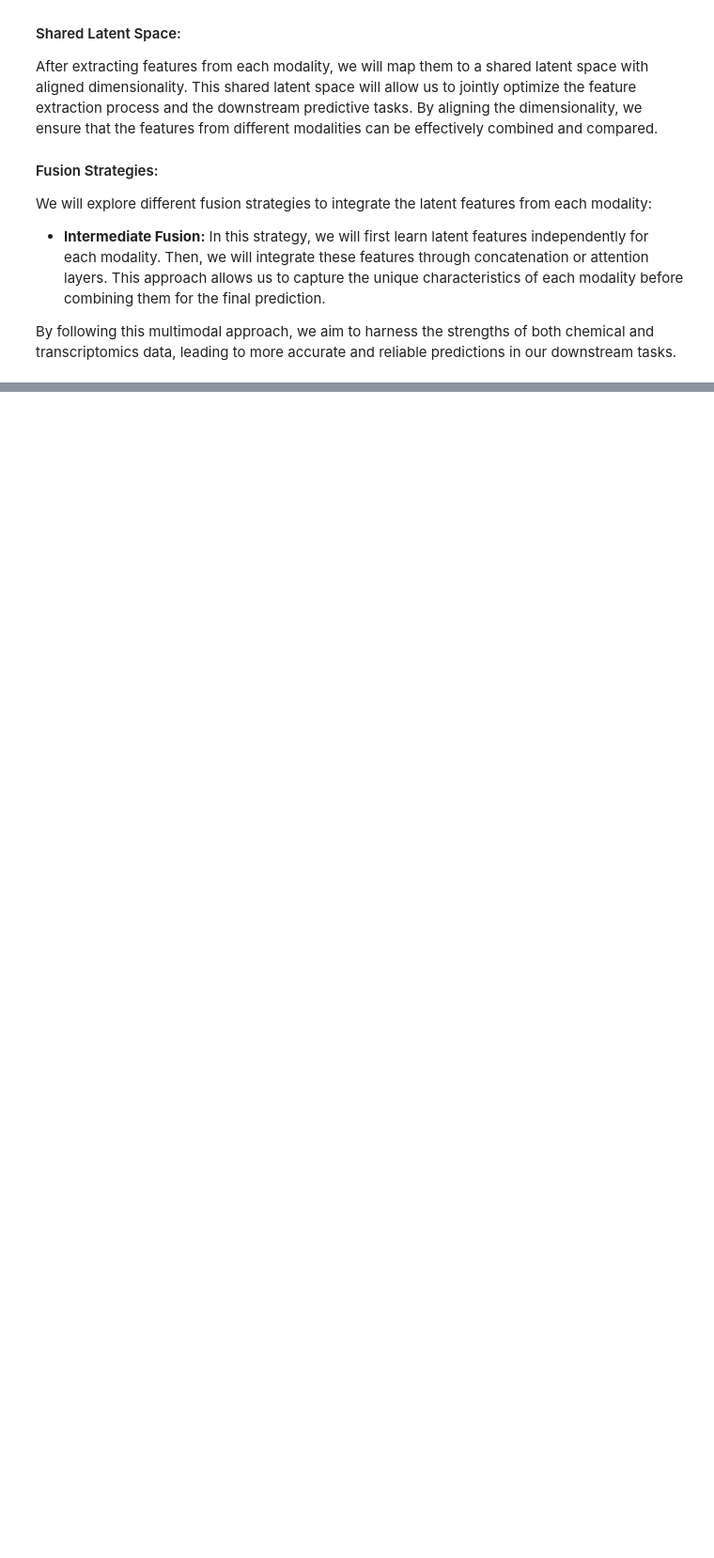
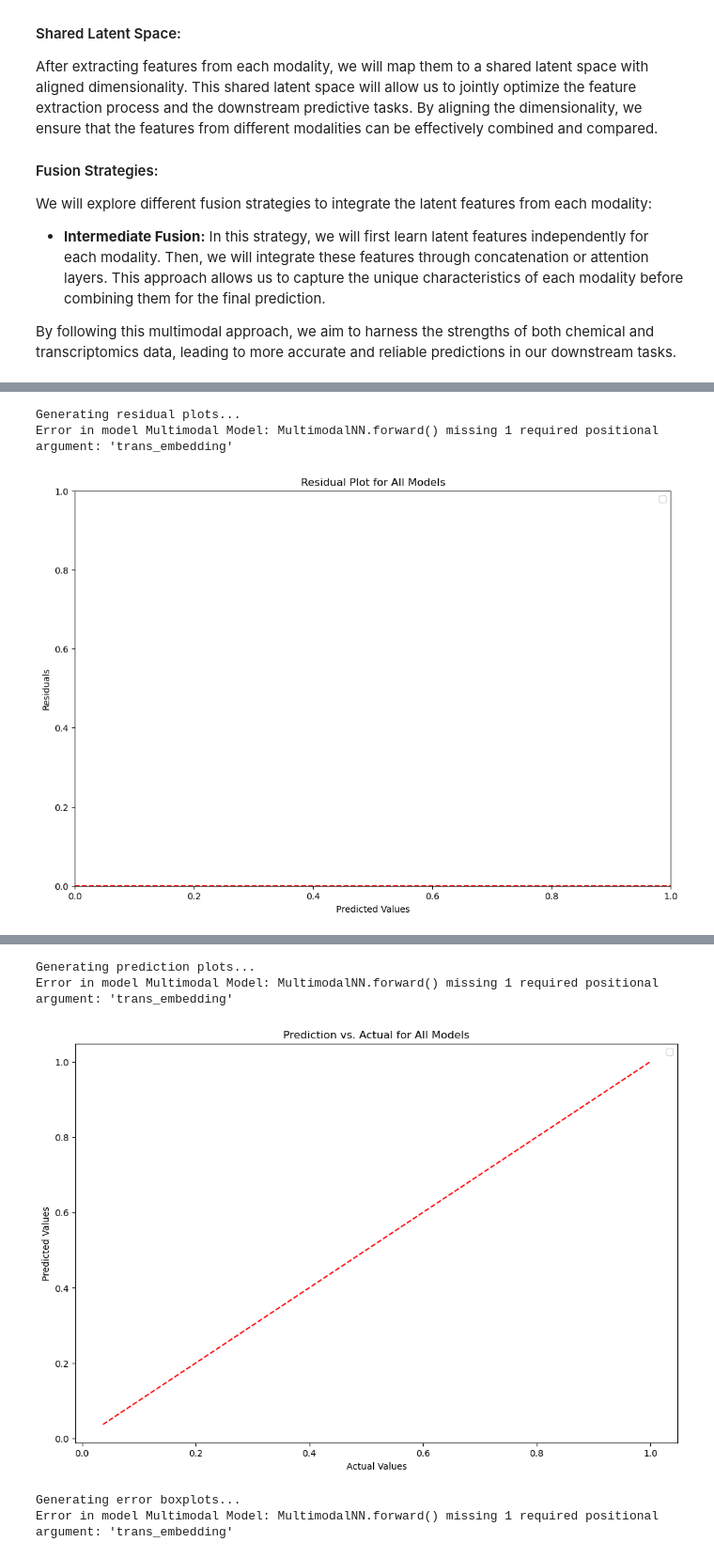
Before and after one commit to LucianoDeben/5ARG45, a Jupyter notebook: notebooks/multimodal_pipeline.ipynb, the cells around one changed output, grey strips where cells are left out. Shown: that part at 94% size. Saved outputs shown, nothing was run; the diff lists cells and outputs as text; code cells hidden in the pictures; blank space fills up the shorter version.

```diff
--- a/notebooks/multimodal_pipeline.ipynb
+++ b/notebooks/multimodal_pipeline.ipynb
@@ -420,0 +443,19 @@ NameError: name 'transcriptomics_df' is not defined
+# %%
+# Prepare the models dictionary for visualization
+models = {
+    "Multimodal Model": multimodal_model,
+}
+
+# Add train and validation losses to match the visualization structure
+train_losses_dict = {"Multimodal Model": train_losses}
+val_losses_dict = {"Multimodal Model": val_losses}
+
+# Call the unified visualization function
+create_visualizations(
+    models=models,
+    X_test=None,
+    y_test=y_test,
+    train_losses=train_losses_dict,
+    val_losses=val_losses_dict,
+)
+# %% [output]
@@ -420,0 +463,3 @@ NameError: name 'transcriptomics_df' is not defined
+Generating residual plots...
+Error in model Multimodal Model: MultimodalNN.forward() missing 1 required positional argument: 'trans_embedding'
+[figure, added]
@@ -420,0 +467,5 @@ NameError: name 'transcriptomics_df' is not defined
+Generating prediction plots...
+Error in model Multimodal Model: MultimodalNN.forward() missing 1 required positional argument: 'trans_embedding'
+[figure, added]
+Generating error boxplots...
+Error in model Multimodal Model: MultimodalNN.forward() missing 1 required positional argument: 'trans_embedding'
```
Also changed, not shown: parts of 9 cells of this notebook, 6 other files.
